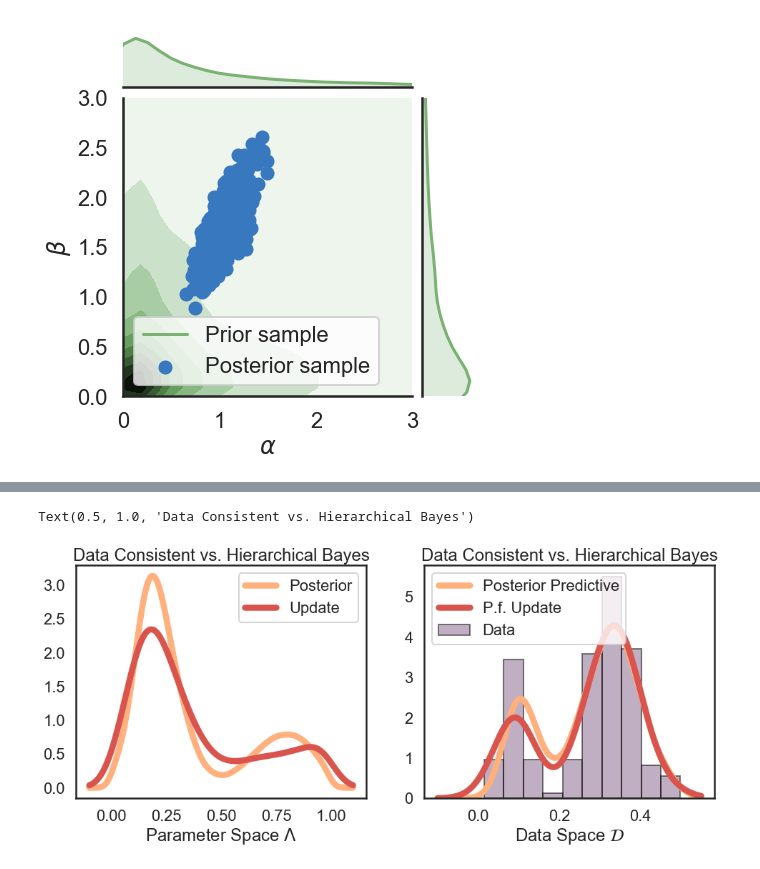
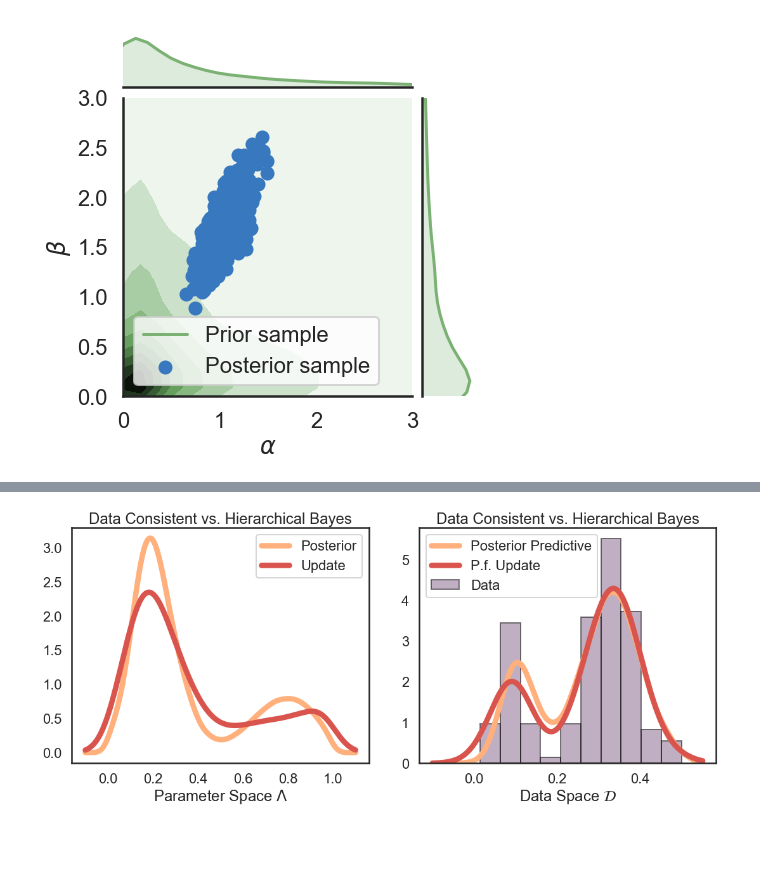
Before and after one commit to mathematicalmichael/jsm19, a Jupyter notebook: SIAM_CSE19_Poster-Distribution.ipynb, the cells around one changed output, grey strips where cells are left out. Drawn from its saved outputs; the diff is of its cells as text; code cells hidden in the pictures; blank space fills up the shorter version.

```diff
--- a/SIAM_CSE19_Poster-Distribution.ipynb
+++ b/SIAM_CSE19_Poster-Distribution.ipynb
@@ -463,30 +464,31 @@ Text(0.5, 1.0, 'Simple Bayes')
 # %%
 final_fig, axes = plt.subplots(1,2)
 final_fig.set_figwidth(16)
-final_fig.set_figheight(6)
+final_fig.set_figheight(7.5)
 
 bayes_color = 'xkcd:peach'
 dci_color = 'xkcd:pale red'
 
 # compare in lambda
 ax = axes[0]
 ax.plot(x_lam,posterior_kde(x_lam),label='Posterior',color=bayes_color)
 ax.plot(x_lam,updated_dist(x_lam),label='Update',color=dci_color)
 ax.legend()
 ax.set_xlabel('Parameter Space $\\Lambda$')
 ax.set_title('Data Consistent vs. Hierarchical Bayes')
 
 # compare in data
 ax = axes[1]
 ax.hist(data_sample,density=True,label='Data',color=c_data,edgecolor='k',alpha=0.5)
 ax.plot(x_q,pp_kde(x_q),label='Posterior Predictive',color=bayes_color)
 ax.plot(x_q,data_dist(x_q),color=dci_color,label='P.f. Update')
 ax.legend()
 ax.set_xlabel('Data Space $\mathcal{D}$')
 ax.set_title('Data Consistent vs. Hierarchical Bayes')
+
+plt.tight_layout()
 # %% [output]
-Text(0.5, 1.0, 'Data Consistent vs. Hierarchical Bayes')
-[figure, old version]
+[figure, new version]
 # %%
 # save all figures!
 folder = 'figures/'
```
Also changed, not shown: parts of 2 cells of this notebook, 3 other files.
